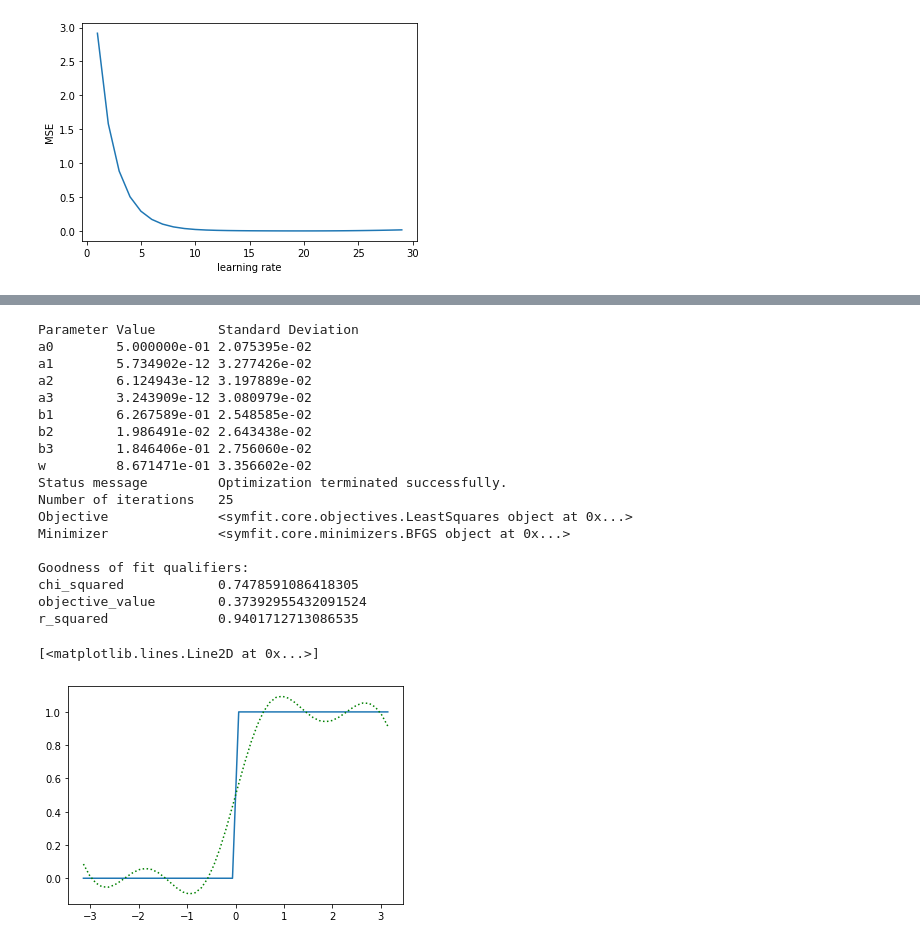
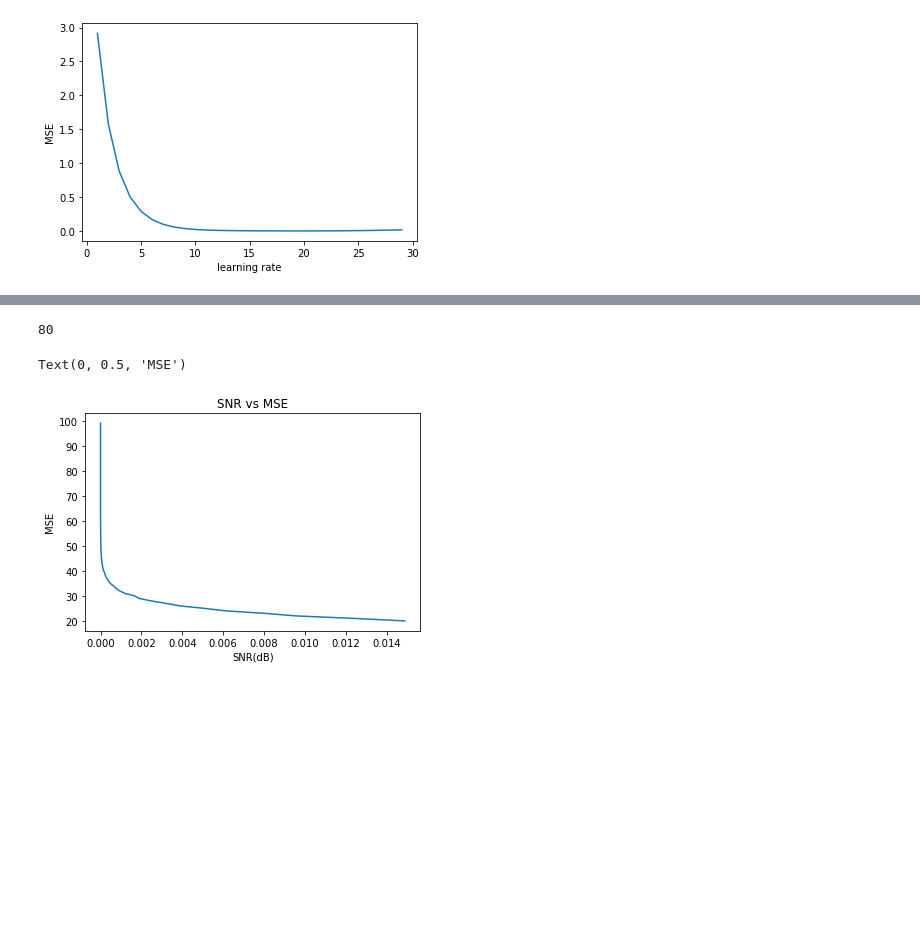
Before and after one commit to CHI-YU-SUNG/ML, a Jupyter notebook: hw2/HW2 .ipynb, the cells around one changed output, grey strips where cells are left out. Cells and saved outputs as stored; diff of their text form; code cells hidden in the pictures; blank space fills up the shorter version.

```diff
--- a/hw2/HW2 .ipynb
+++ b/hw2/HW2 .ipynb
@@ -281,34 +285,36 @@ print(model_dict)
-# %%
-# Make step function data
-xdata = np.linspace(-np.pi, np.pi)
-ydata = np.zeros_like(xdata)
-ydata[xdata > 0] = 1
-# Define a Fit object for this model and data
-fit = Fit(model_dict, x=xdata, y=ydata)
-fit_result = fit.execute()
-print(fit_result)
-
-# Plot the result
-plt.plot(xdata, ydata)
-plt.plot(xdata, fit.model(x=xdata, **fit_result.params).y, color='green', ls=':')
-# %% [output]
-Parameter Value        Standard Deviation
-a0        5.000000e-01 2.075395e-02
-a1        5.734902e-12 3.277426e-02
-a2        6.124943e-12 3.197889e-02
-a3        3.243909e-12 3.080979e-02
-b1        6.267589e-01 2.548585e-02
-b2        1.986491e-02 2.643438e-02
-b3        1.846406e-01 2.756060e-02
-w         8.671471e-01 3.356602e-02
-Status message         Optimization terminated successfully.
-Number of iterations   25
-Objective              <symfit.core.objectives.LeastSquares object at 0x...>
-Minimizer              <symfit.core.minimizers.BFGS object at 0x...>
-
-Goodness of fit qualifiers:
-chi_squared            0.7478591086418305
-objective_value        0.37392955432091524
-r_squared              0.9401712713086535
-[<matplotlib.lines.Line2D at 0x...>]
-[figure, removed]
+# %%
+# (g) SNR
+def generate_noise_signal(target_snr_db):
+    # Calculate signal power and convert to dB
+    sig_avg_watts = np.mean(Input)
+    sig_avg_db = 10 * np.log10(sig_avg_watts)
+    # Calculate noise according to [2] then convert to watts
+    noise_avg_db = sig_avg_db - target_snr_db
+    noise_avg_watts = 10 ** (noise_avg_db / 10)
+    # Generate an sample of white noise
+    mean_noise = 0
+    noise_volts = np.random.normal(mean_noise, np.sqrt(noise_avg_watts), N)
+    #print(np.sqrt(noise_avg_watts))
+    # Noise up the original signal
+    Input_noise = Input + noise_volts
+    return Input_noise
+record = []
+for i in range(20,100): # input different SNR
+    Input_noise = generate_noise_signal(i)
+    record.append(mean_squared_error(Input, Input_noise))
+print(len(record))
+"""
+plt.plot(x, Input_noise)
+plt.title("noise signal")
+plt.xlabel("x")
+plt.ylabel("f(x)")
+print("MSE: ",mean_squared_error(Input, Input_noise))
+"""
+plt.plot(record, range(20,100))
+plt.title("SNR vs MSE")
+plt.xlabel("SNR(dB)")
+plt.ylabel("MSE")
+# %% [output]
+80
+Text(0, 0.5, 'MSE')
+[figure, added]
```
Also changed, not shown: parts of 11 cells of this notebook, 2 other files.
